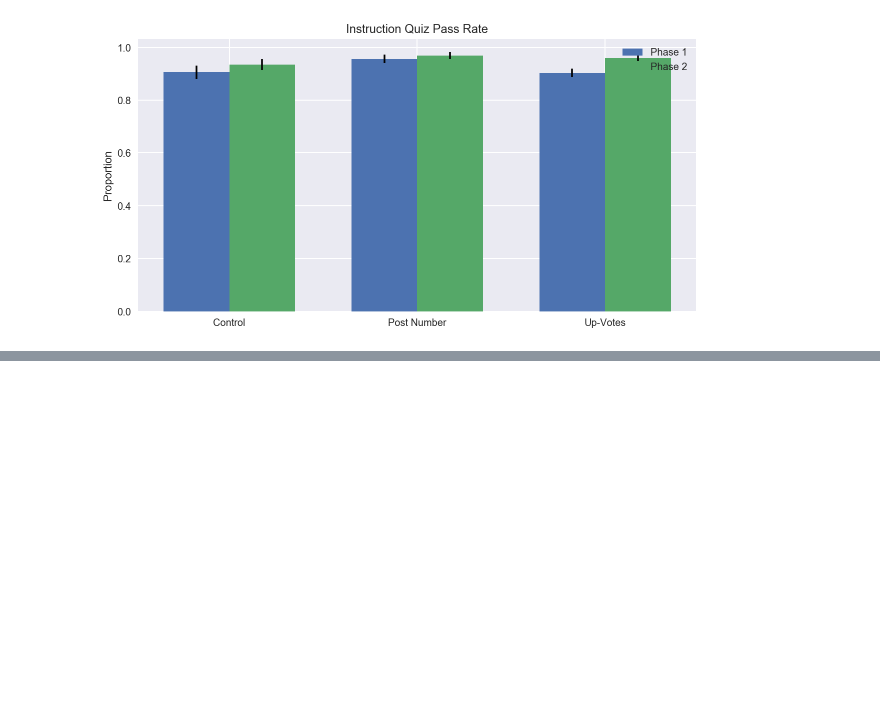
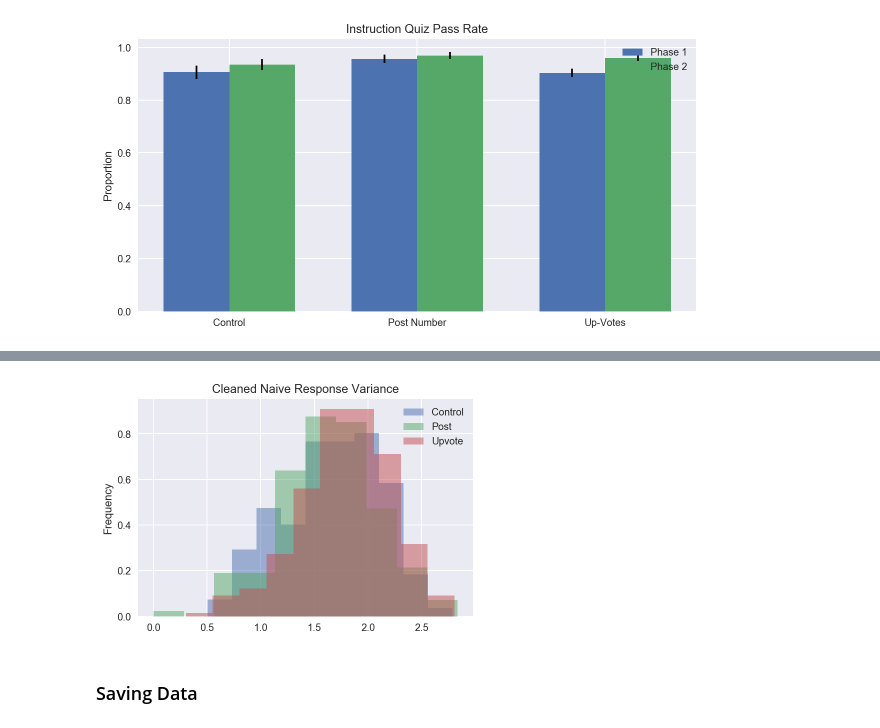
Before and after one commit to hermish/concepts-research, a Jupyter notebook: analysis/9-randomized-final/1-integrity.ipynb, the cells around one changed output, grey strips where cells are left out. Saved outputs shown, nothing was run; the diff lists cells and outputs as text; code cells hidden in the pictures; blank space fills up the shorter version.

```diff
--- a/analysis/9-randomized-final/1-integrity.ipynb
+++ b/analysis/9-randomized-final/1-integrity.ipynb
@@ -165,0 +189,20 @@ Upvote: 37 removed (0.14%) 264 left
+# %%
+PLOTTING_OPTIONS = {
+    'title': 'Cleaned Naive Response Variance',
+    'ylabel': 'Frequency',
+    'legend': ['Control', 'Post', 'Upvote']
+}
+
+for data in (new_control_responses, new_post_responses, new_upvote_responses):
+    all_judgment_headers = ['{}_{}'.format(q_label, j_label) for
+                            q_label, j_label in itertools.product(
+                                ALL_LABELS, JUDGMENT_LABELS)]
+    data.total_var = data[all_judgment_headers].std(axis=1)
+    plt.hist(data.total_var, alpha=0.5, normed=1)
+
+plotting.label_graph(**PLOTTING_OPTIONS)
+plt.show()
+# %% [output]
+[figure, added]
+# %% [markdown]
+### Saving Data
```
Also changed, not shown: parts of 6 cells of this notebook, 1 other file.
